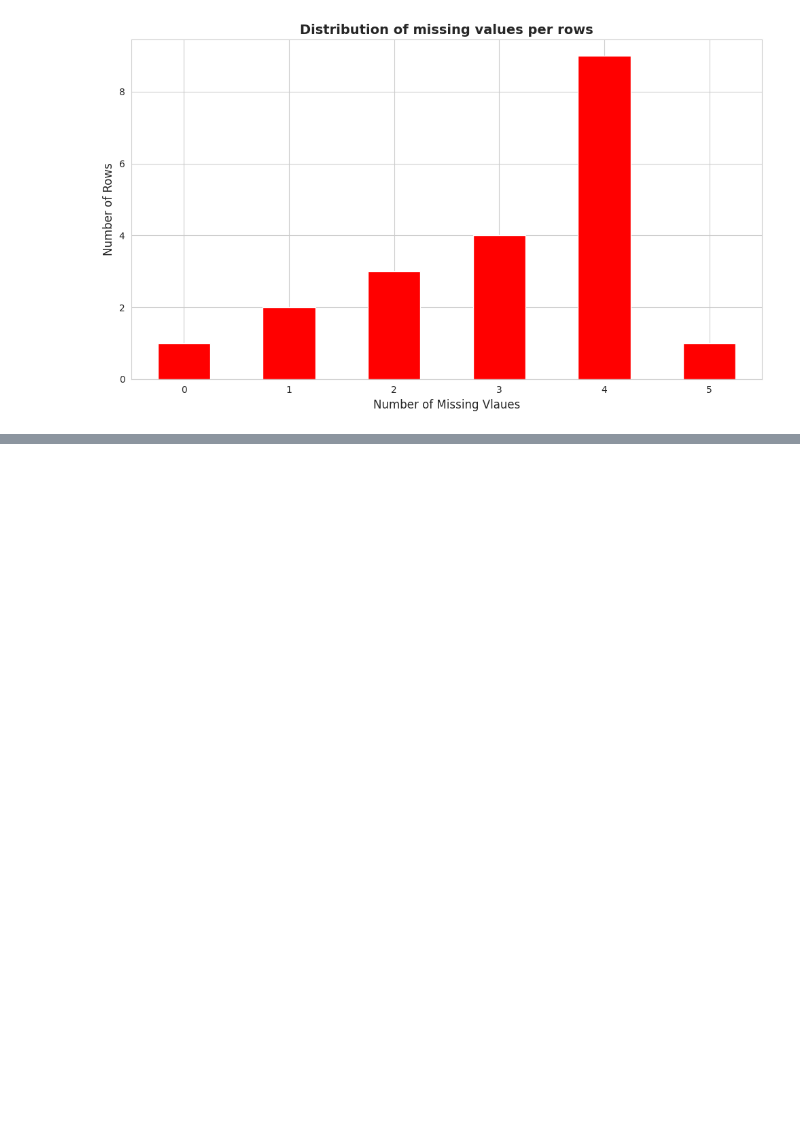
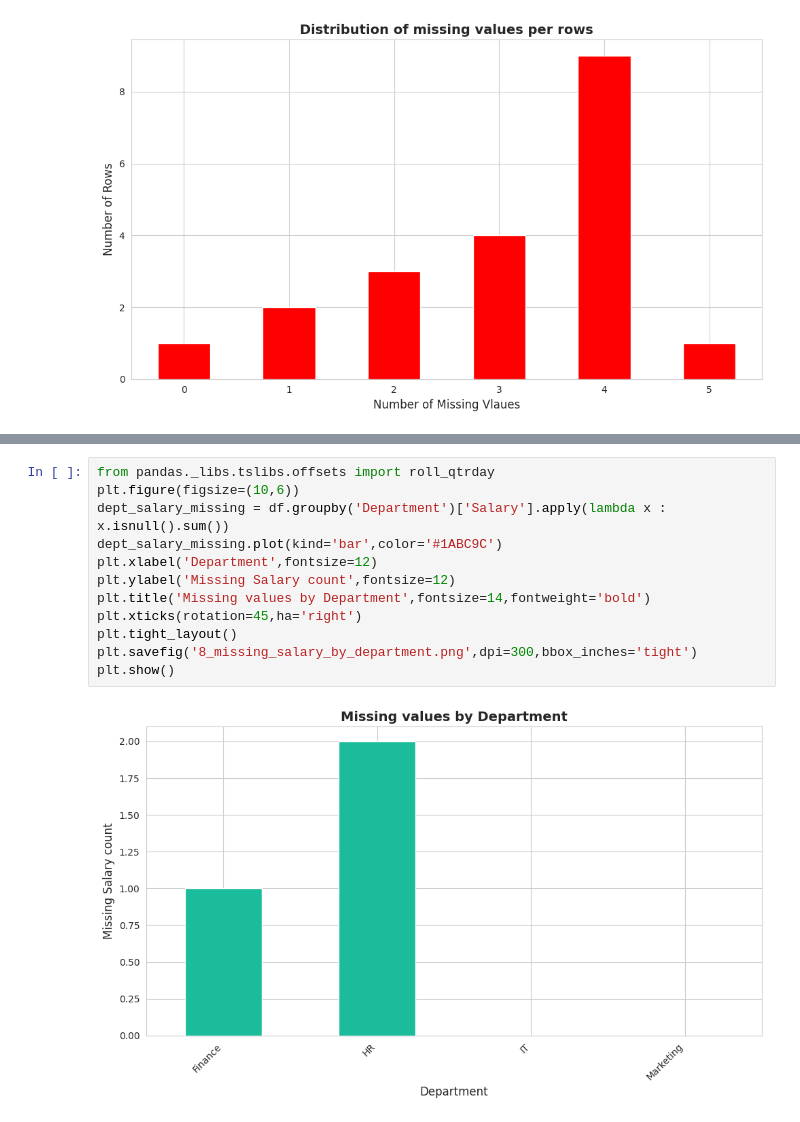
Before and after one commit to Swastika-Roy/Python-concepts, a Jupyter notebook: MissingDataAnalysisAndTreatment.ipynb, the cells around one changed output, grey strips where cells are left out. Drawn from its saved outputs; the diff is of its cells as text; blank space fills up the shorter version.

```diff
--- a/MissingDataAnalysisAndTreatment.ipynb
+++ b/MissingDataAnalysisAndTreatment.ipynb
@@ -195,0 +235,14 @@ plt.show()
+# %%
+from pandas._libs.tslibs.offsets import roll_qtrday
+plt.figure(figsize=(10,6))
+dept_salary_missing = df.groupby('Department')['Salary'].apply(lambda x : x.isnull().sum())
+dept_salary_missing.plot(kind='bar',color='#1ABC9C')
+plt.xlabel('Department',fontsize=12)
+plt.ylabel('Missing Salary count',fontsize=12)
+plt.title('Missing values by Department',fontsize=14,fontweight='bold')
+plt.xticks(rotation=45,ha='right')
+plt.tight_layout()
+plt.savefig('8_missing_salary_by_department.png',dpi=300,bbox_inches='tight')
+plt.show()
+# %% [output]
+[figure, added]
```
Also changed, not shown: parts of 12 cells of this notebook.
